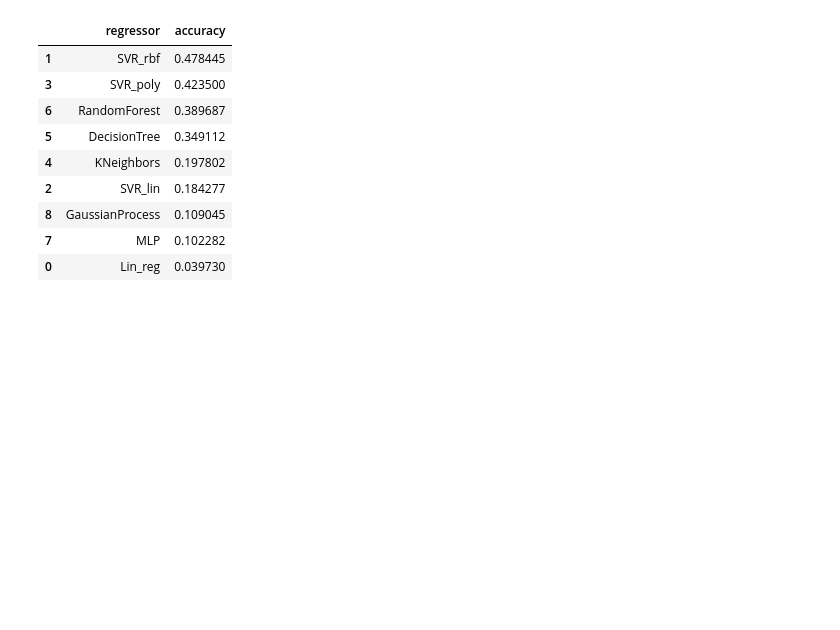
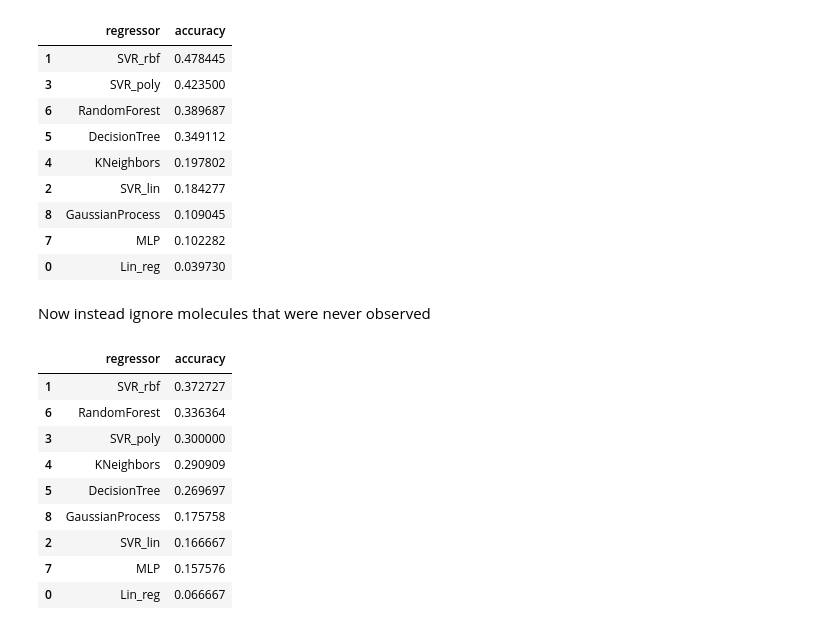
Before and after one commit to alexandrovteam/predicting-APMALDI-response, a Jupyter notebook: notebooks/evaluation.ipynb, the cells around one changed output. Cells and saved outputs as stored; diff of their text form; code cells hidden in the pictures; blank space fills up the shorter version.

```diff
--- a/notebooks/evaluation.ipynb
+++ b/notebooks/evaluation.ipynb
@@ -148,3 +149,45 @@ accuracy_df.sort_values("accuracy", ascending=False)
 | 8 | GaussianProcess | 0.109045 |
 | 7 | MLP | 0.102282 |
 | 0 | Lin_reg | 0.039730 |
+# %% [markdown]
+Now instead ignore molecules that were never observed
+# %%
+# Temp fix to get rid of molecules that were never detected from results dt:
+g = regression_results.groupby(['name_short', 'adduct'], as_index=False)["observed_value"].max()
+regression_results = pd.merge(regression_results, g[g["observed_value"] >= 0.][["adduct", "name_short"]],
+        how="inner")
+
+accuracy_df = pd.DataFrame(columns = ['regressor', 'accuracy'])
+for i, selected_regressor in enumerate(regression_results["regressor"].unique()):
+    accuracy = 0
+    for (molecule, adduct), rows in regression_results[regression_results.regressor == selected_regressor].groupby(['name_short', 'adduct']):
+        # print(rows["observed_value"].idxmax(), rows.loc[rows["observed_value"].idxmax(), ["matrix", "polarity"]])
+        best_observed = rows.loc[rows["observed_value"].idxmax(), ["matrix", "polarity"]]
+        # Warning: idxmax() returns the first row (even in case of ties)
+        best_predicted = rows.loc[rows["prediction"].idxmax()][["matrix", "polarity"]]
+
+        # If all observed intensities were zeros, let's check if all predicted intensities were also low:
+        if rows["observed_value"].max() <= 0.:
+            # FIXME: for the moment we use arbitrary number
+            if rows["prediction"].max() <= 0.05: accuracy += 1
+        else:
+            if (best_observed == best_predicted).all(): accuracy += 1
+        # else:
+        #     print("Warning: multiple predictions with same intensity")
+        #     if len(pd.merge(best_observed, best_predicted)) > 0: accuracy += 1
+
+    accuracy = accuracy / regression_results[regression_results.regressor == selected_regressor][['name_short', 'adduct']].drop_duplicates().shape[0]
+    accuracy_df.loc[i] = [selected_regressor, accuracy]
+# %%
+accuracy_df.sort_values("accuracy", ascending=False)
+# %% [output]
+|  | regressor | accuracy |
+| 1 | SVR_rbf | 0.372727 |
+| 6 | RandomForest | 0.336364 |
+| 3 | SVR_poly | 0.300000 |
+| 4 | KNeighbors | 0.290909 |
+| 5 | DecisionTree | 0.269697 |
+| 8 | GaussianProcess | 0.175758 |
+| 2 | SVR_lin | 0.166667 |
+| 7 | MLP | 0.157576 |
+| 0 | Lin_reg | 0.066667 |
```
Also changed, not shown: parts of 1 cell of this notebook.
